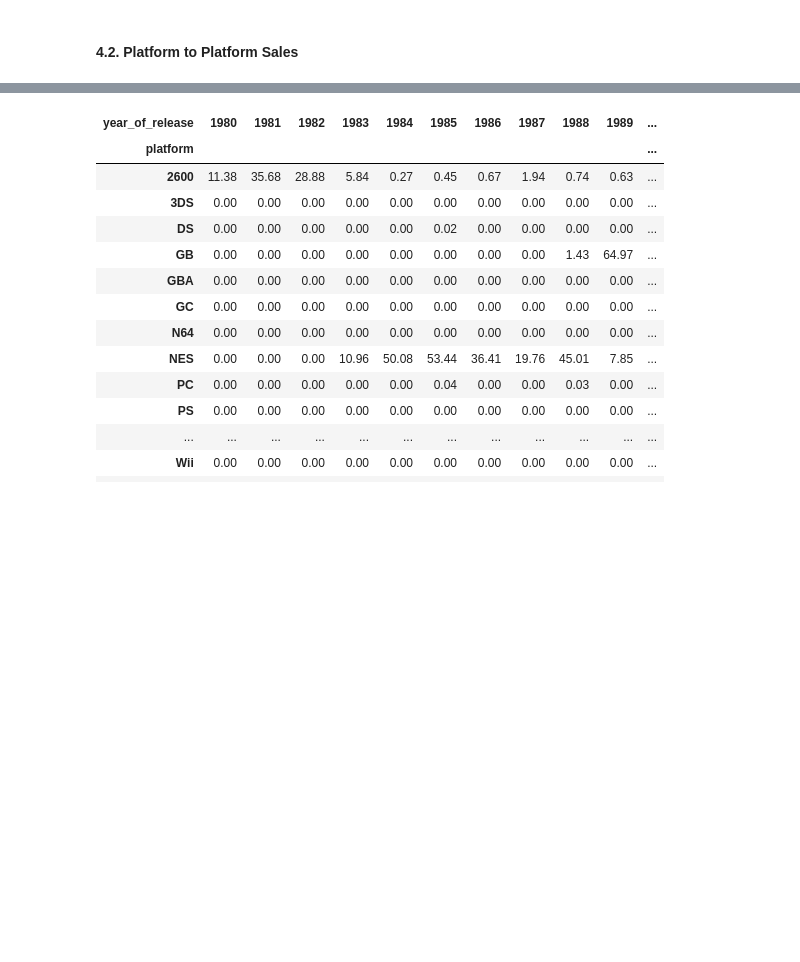
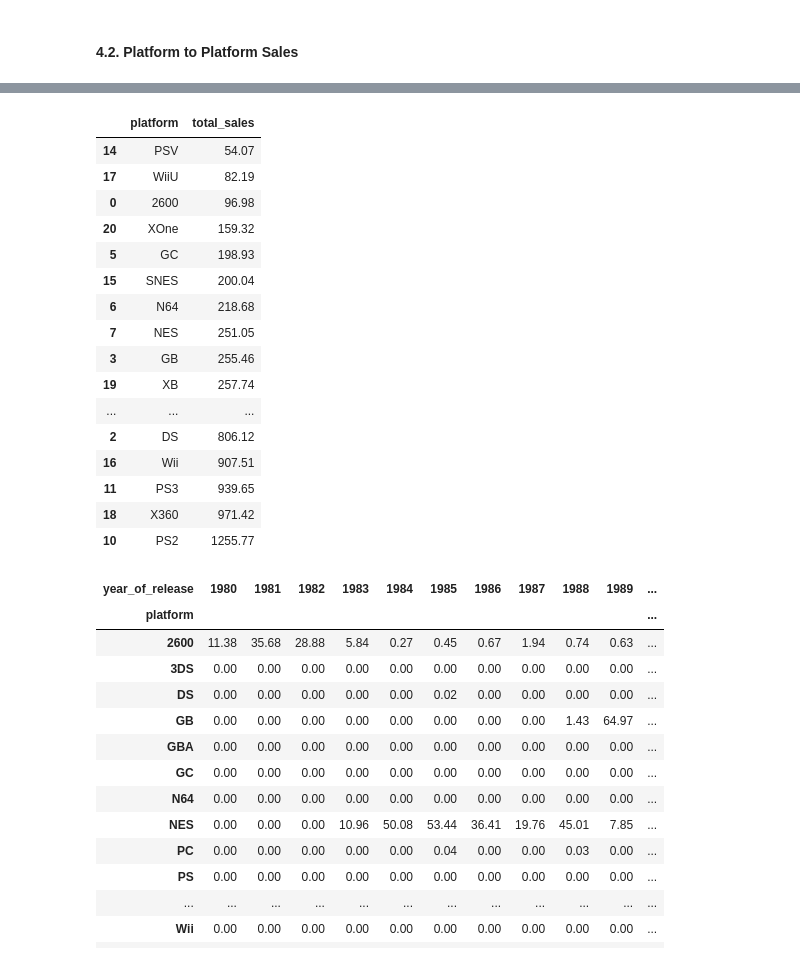
Before and after one commit to mnunezsa95/ds_project_video_game_analysis, a Jupyter notebook: EDA.ipynb, the cells around one changed output, grey strips where cells are left out. Drawn from its saved outputs; the diff is of its cells as text; code cells hidden in the pictures; blank space fills up the shorter version.

```diff
--- a/EDA.ipynb
+++ b/EDA.ipynb
@@ -230,2 +233,24 @@ for platform, group_data in grouped_by_platform:
 ... (9 outputs left out)
+# %%
+# Find platforms leading in sales
+platform_sales = platform_sales.sort_values(by='total_sales', ascending=True)
+platform_sales
+# %% [output]
+|  | platform | total_sales |
+| 14 | PSV | 54.07 |
+| 17 | WiiU | 82.19 |
+| 0 | 2600 | 96.98 |
+| 20 | XOne | 159.32 |
+| 5 | GC | 198.93 |
+| 15 | SNES | 200.04 |
+| 6 | N64 | 218.68 |
+| 7 | NES | 251.05 |
+| 3 | GB | 255.46 |
+| 19 | XB | 257.74 |
+| ... | ... | ... |
+| 2 | DS | 806.12 |
+| 16 | Wii | 907.51 |
+| 11 | PS3 | 939.65 |
+| 18 | X360 | 971.42 |
+| 10 | PS2 | 1255.77 |
 # %%
```
Also changed, not shown: parts of 4 cells of this notebook.
